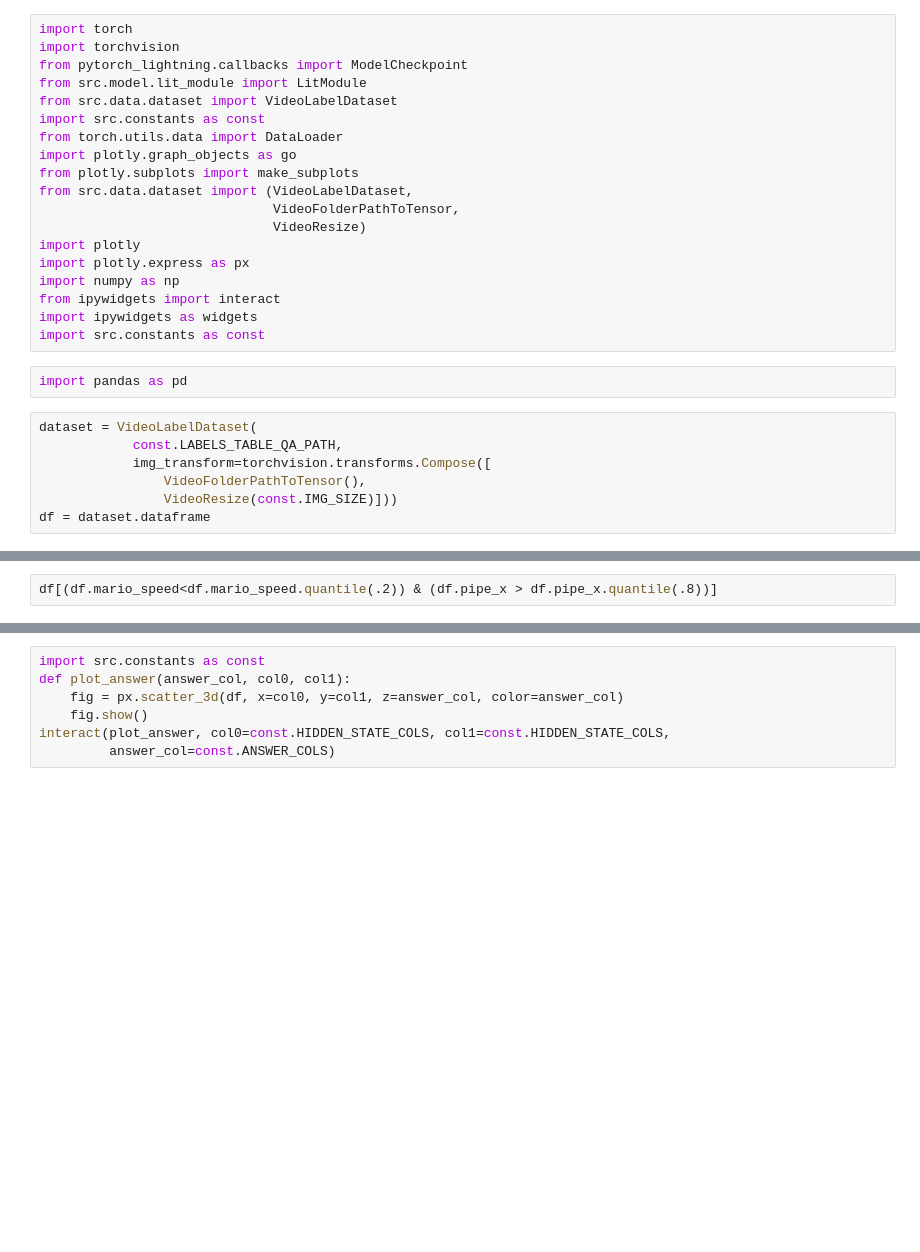
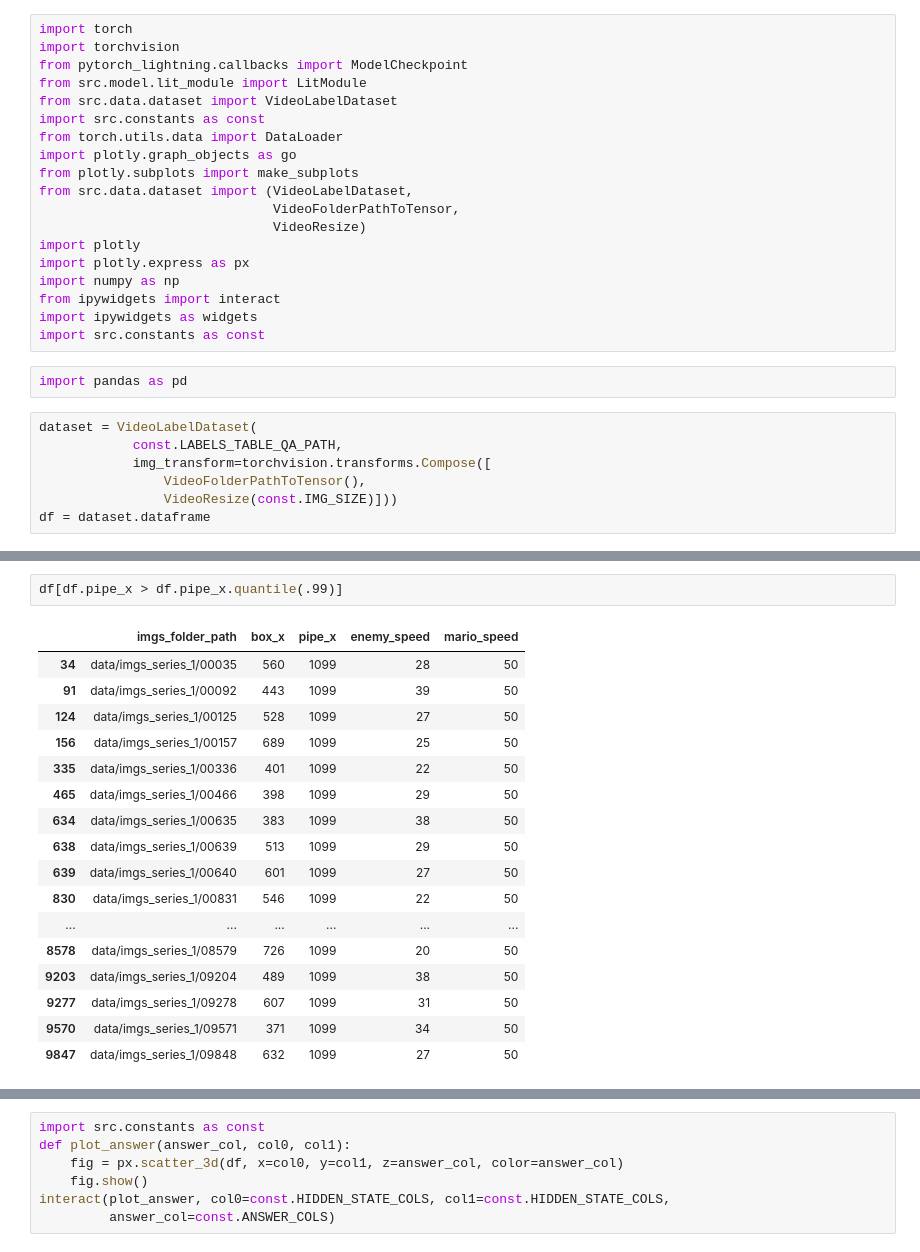
Before and after one commit to hsteude/mario-communicating-agents, a Jupyter notebook: notebooks/01_data_exploration.ipynb, the cells around one changed output, grey strips where cells are left out. Saved outputs shown, nothing was run; the diff lists cells and outputs as text; blank space fills up the shorter version.

Commit message:
first steps mario speed as obs

```diff
--- a/notebooks/01_data_exploration.ipynb
+++ b/notebooks/01_data_exploration.ipynb
@@ -38,2 +49,20 @@ df = dataset.dataframe
 # %%
-df[(df.mario_speed<df.mario_speed.quantile(.2)) & (df.pipe_x > df.pipe_x.quantile(.8))]
+df[df.pipe_x > df.pipe_x.quantile(.99)]
+# %% [output]
+|  | imgs_folder_path | box_x | pipe_x | enemy_speed | mario_speed |
+| 34 | data/imgs_series_1/00035 | 560 | 1099 | 28 | 50 |
+| 91 | data/imgs_series_1/00092 | 443 | 1099 | 39 | 50 |
+| 124 | data/imgs_series_1/00125 | 528 | 1099 | 27 | 50 |
+| 156 | data/imgs_series_1/00157 | 689 | 1099 | 25 | 50 |
+| 335 | data/imgs_series_1/00336 | 401 | 1099 | 22 | 50 |
+| 465 | data/imgs_series_1/00466 | 398 | 1099 | 29 | 50 |
+| 634 | data/imgs_series_1/00635 | 383 | 1099 | 38 | 50 |
+| 638 | data/imgs_series_1/00639 | 513 | 1099 | 29 | 50 |
+| 639 | data/imgs_series_1/00640 | 601 | 1099 | 27 | 50 |
+| 830 | data/imgs_series_1/00831 | 546 | 1099 | 22 | 50 |
+| ... | ... | ... | ... | ... | ... |
+| 8578 | data/imgs_series_1/08579 | 726 | 1099 | 20 | 50 |
+| 9203 | data/imgs_series_1/09204 | 489 | 1099 | 38 | 50 |
+| 9277 | data/imgs_series_1/09278 | 607 | 1099 | 31 | 50 |
+| 9570 | data/imgs_series_1/09571 | 371 | 1099 | 34 | 50 |
+| 9847 | data/imgs_series_1/09848 | 632 | 1099 | 27 | 50 |
```
Also changed, not shown: parts of 9 cells of this notebook, 5 other files.
